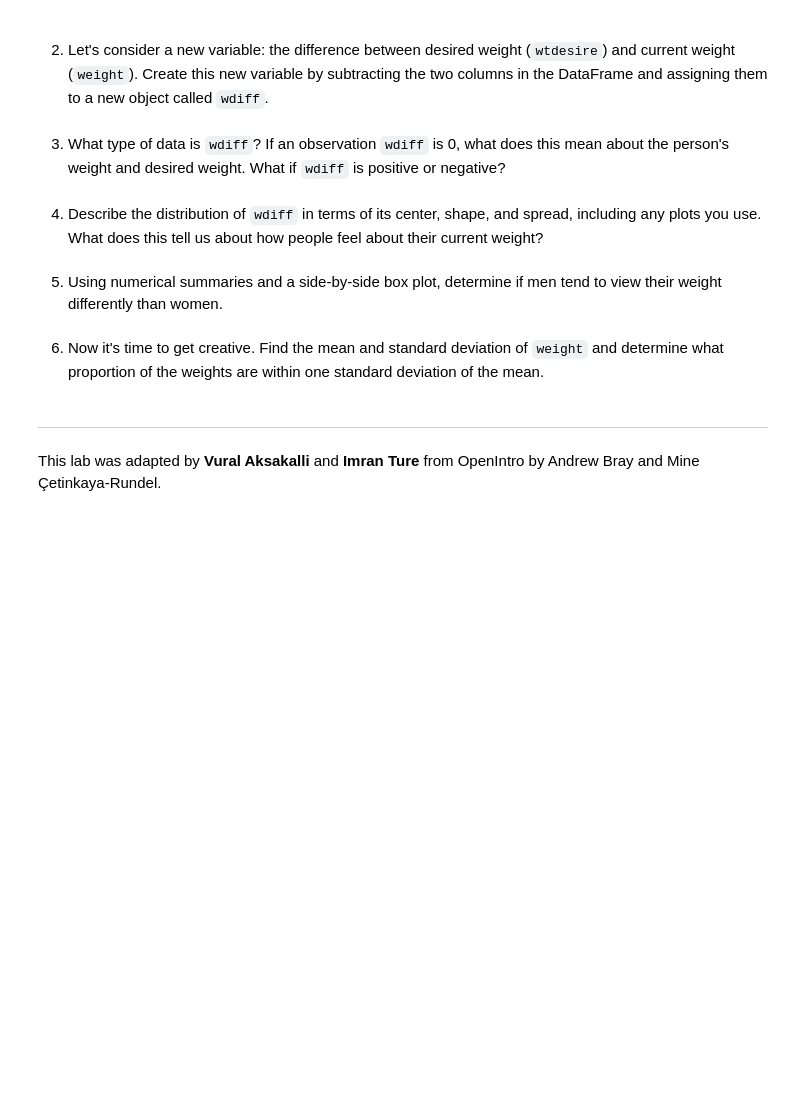
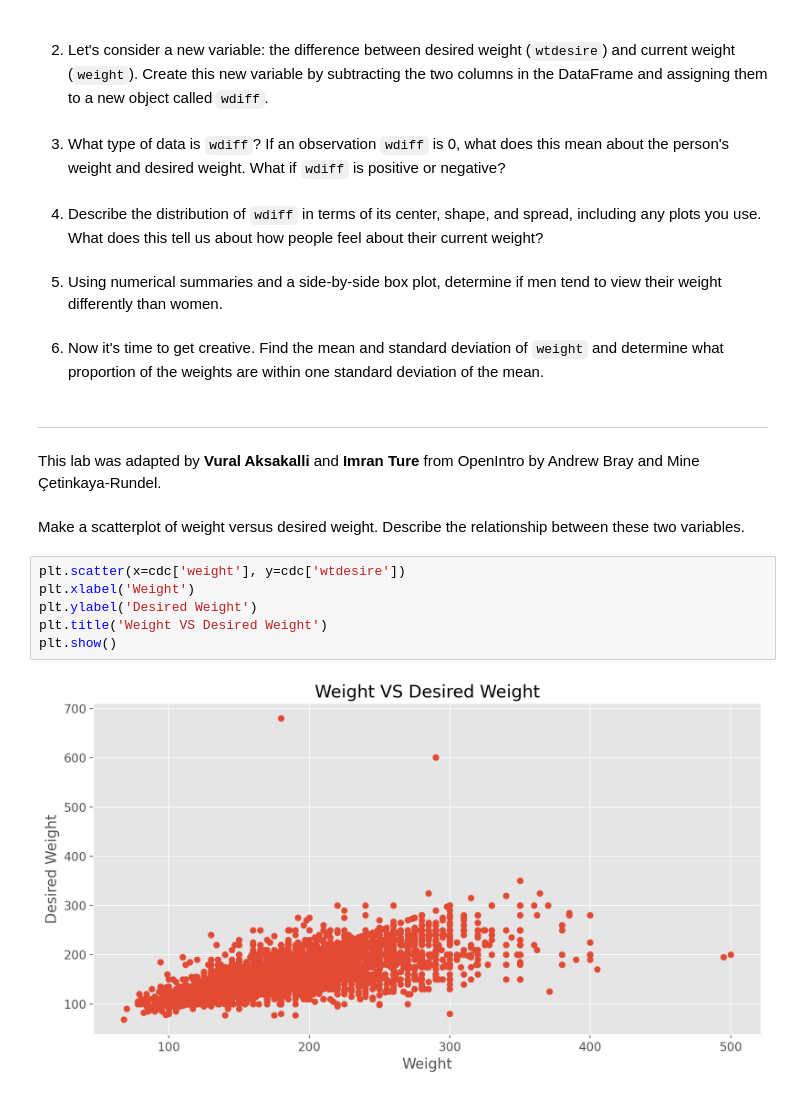
Before and after one commit to muvandii1/OpenIntroStats-Python, a Jupyter notebook: labs/01_intro_to_data/01_intro_to_data.ipynb, the cells around one changed output. Drawn from its saved outputs; the diff is of its cells as text; blank space fills up the shorter version.

```diff
--- a/labs/01_intro_to_data/01_intro_to_data.ipynb
+++ b/labs/01_intro_to_data/01_intro_to_data.ipynb
@@ -500,3 +542,13 @@ At this point, we've done a good first pass at analyzing the information in the
 <div class = "license">
 This lab was adapted by <b>Vural Aksakalli</b> and <b>Imran Ture</b> from OpenIntro by Andrew Bray and Mine Çetinkaya-Rundel.
 </div>
+# %% [markdown]
+Make a scatterplot of weight versus desired weight. Describe the relationship between these two variables.
+# %%
+plt.scatter(x=cdc['weight'], y=cdc['wtdesire'])
+plt.xlabel('Weight')
+plt.ylabel('Desired Weight')
+plt.title('Weight VS Desired Weight')
+plt.show()
+# %% [output]
+[figure, added]
```
Also changed, not shown: parts of 24 cells of this notebook.
